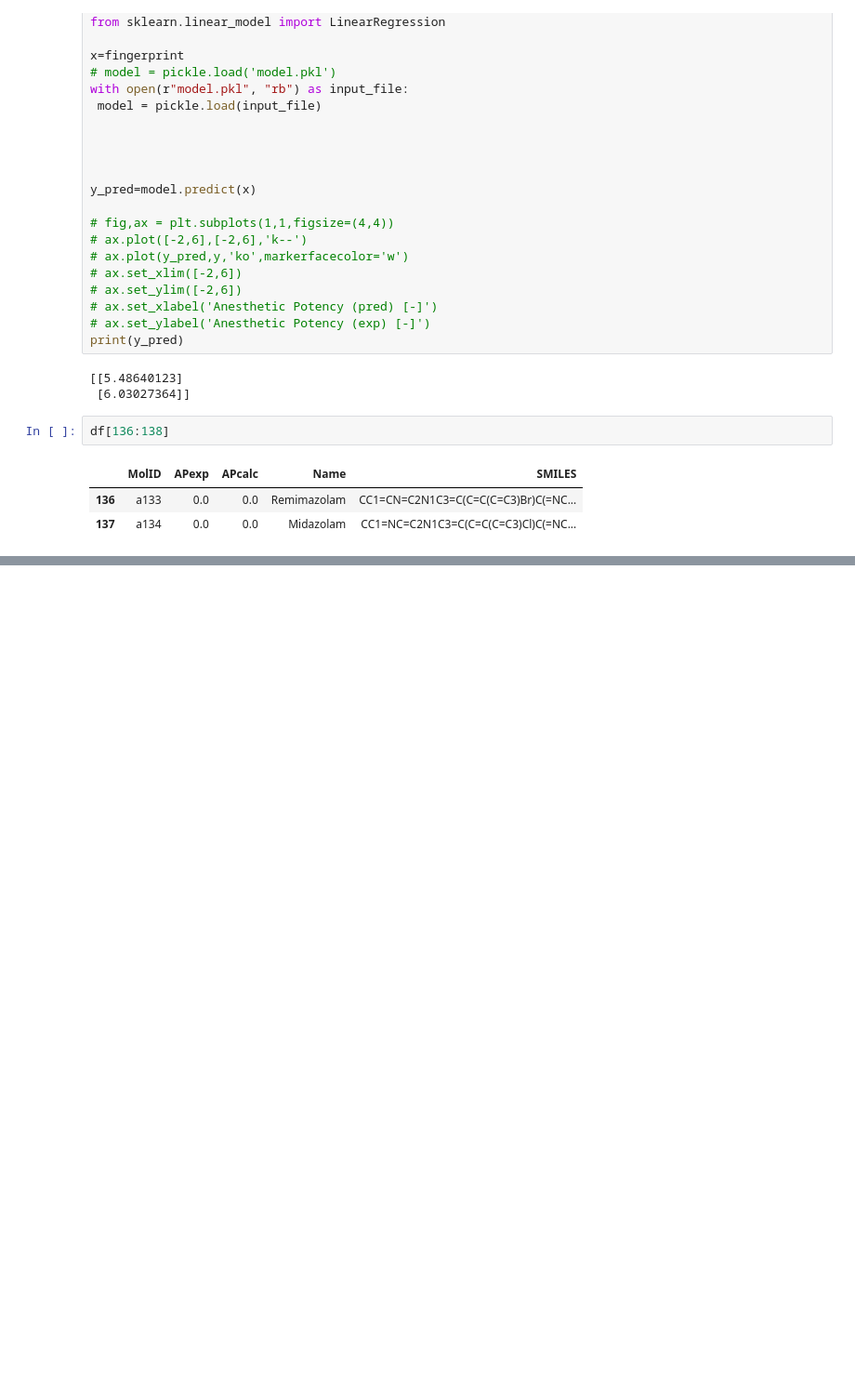
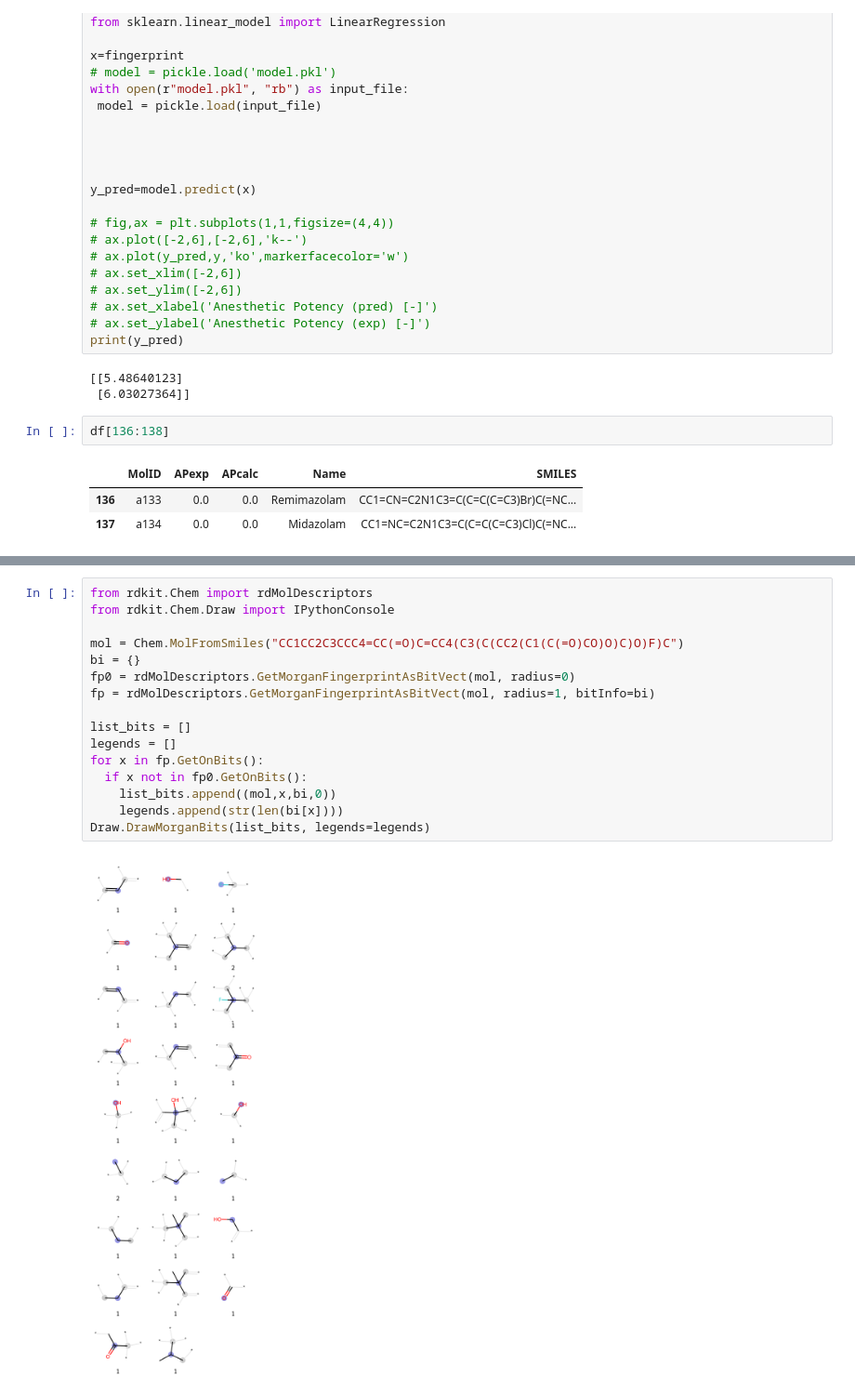
Before and after one commit to BradyCh/ACTSO_Anesthetics, a Jupyter notebook: ACTSO_project.ipynb, the cells around one changed output, grey strips where cells are left out. Shown at 93% size. Cells and saved outputs as stored; diff of their text form; blank space fills up the shorter version.

```diff
--- a/ACTSO_project.ipynb
+++ b/ACTSO_project.ipynb
@@ -430,0 +556,18 @@ import pandas
+# %%
+from rdkit.Chem import rdMolDescriptors
+from rdkit.Chem.Draw import IPythonConsole
+
+mol = Chem.MolFromSmiles("CC1CC2C3CCC4=CC(=O)C=CC4(C3(C(CC2(C1(C(=O)CO)O)C)O)F)C")
+bi = {}
+fp0 = rdMolDescriptors.GetMorganFingerprintAsBitVect(mol, radius=0)
+fp = rdMolDescriptors.GetMorganFingerprintAsBitVect(mol, radius=1, bitInfo=bi)
+
+list_bits = []
+legends = []
+for x in fp.GetOnBits():
+  if x not in fp0.GetOnBits():
+    list_bits.append((mol,x,bi,0))
+    legends.append(str(len(bi[x])))
+Draw.DrawMorganBits(list_bits, legends=legends)
+# %% [output]
+[figure, added]
```
Also changed, not shown: parts of 14 cells of this notebook.
